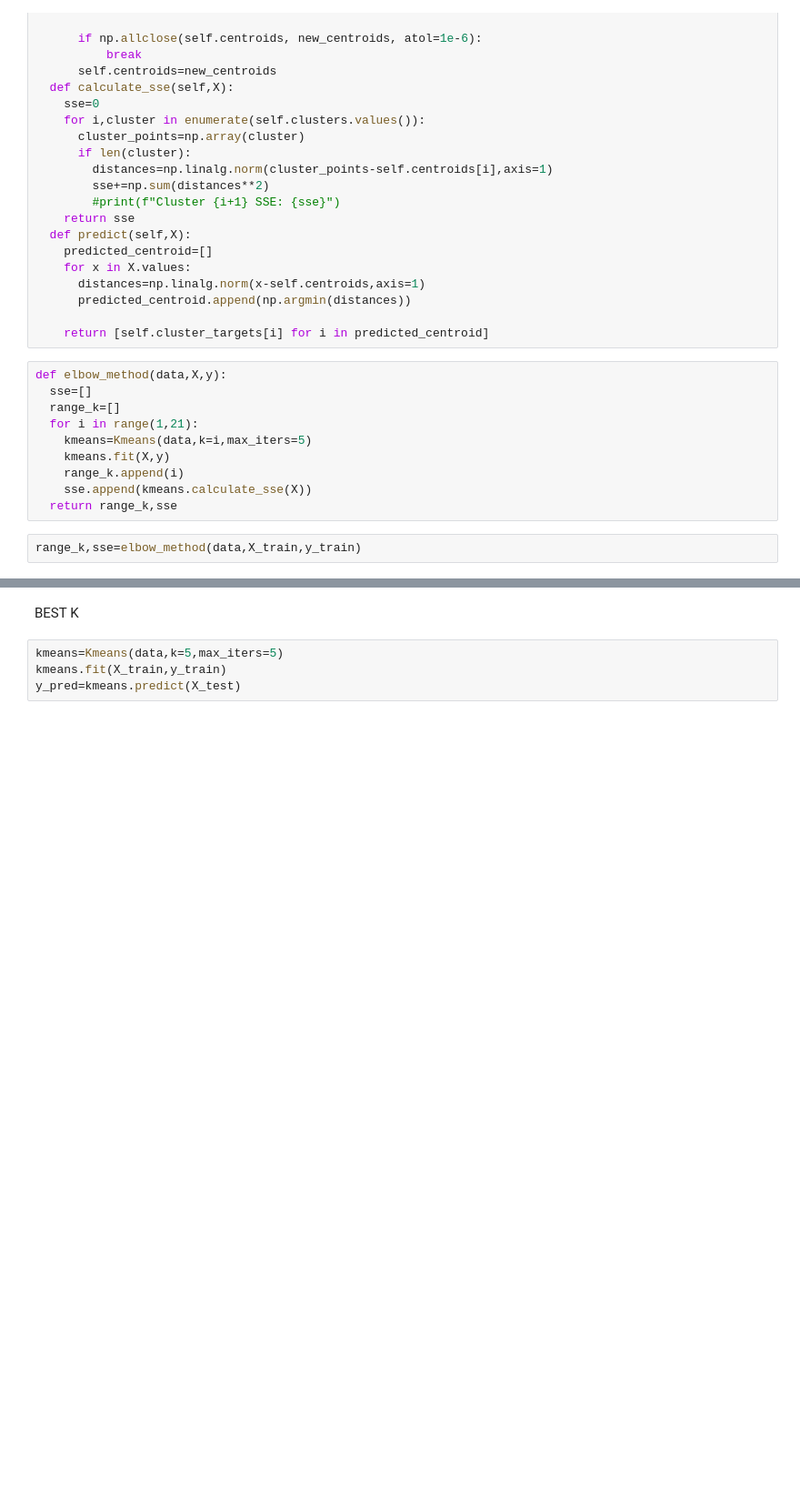
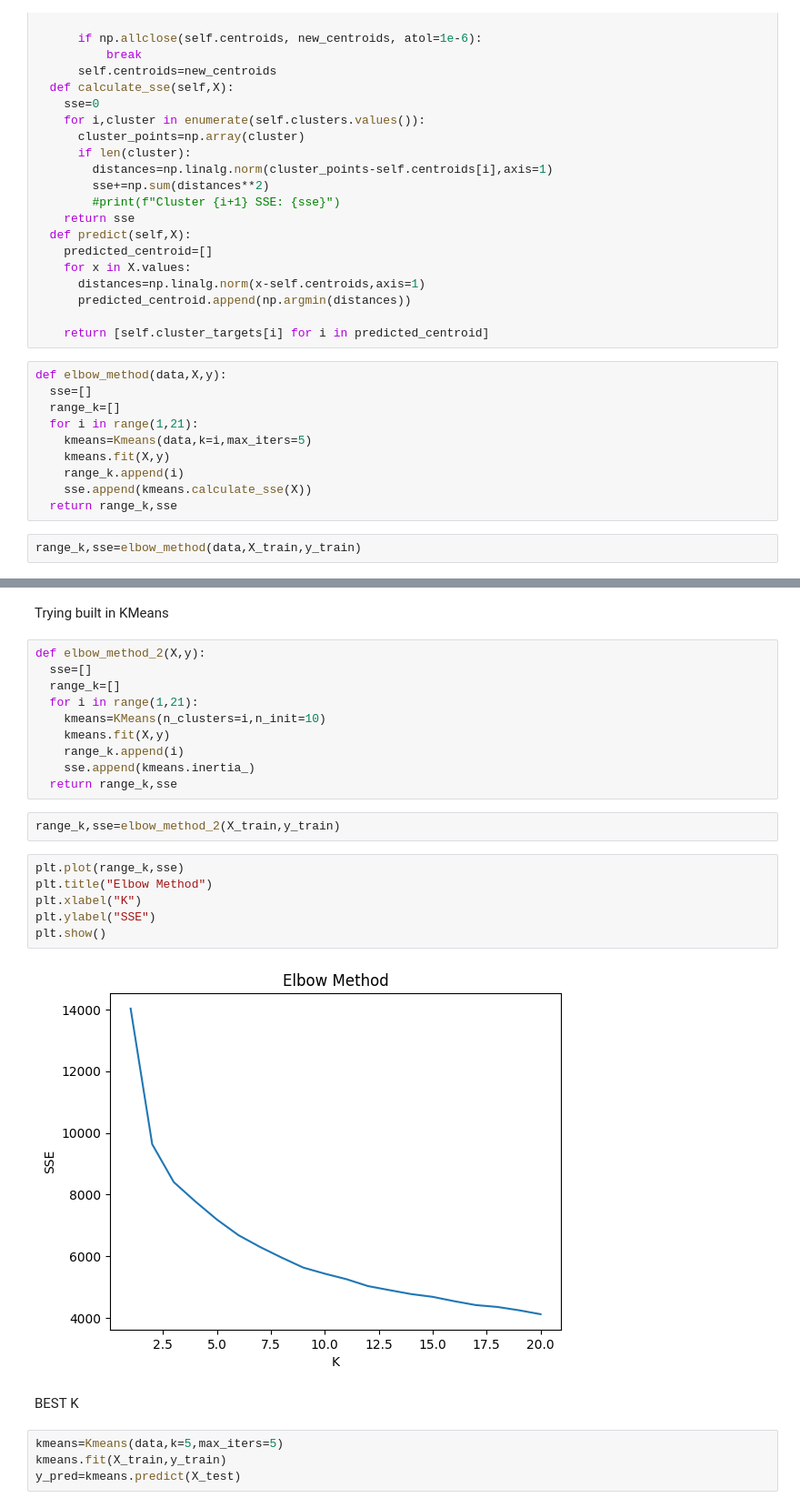
Before and after one commit to hourmohamed/K-Means, a Jupyter notebook: Kmeans_PCA.ipynb, the cells around one changed output, grey strips where cells are left out. Shown at 91% size. Drawn from its saved outputs; the diff is of its cells as text; blank space fills up the shorter version.

Commit message:
testing with built in kmeans

```diff
--- a/Kmeans_PCA.ipynb
+++ b/Kmeans_PCA.ipynb
@@ -148,3 +147,25 @@ plt.show()
+# %% [markdown]
+Trying built in KMeans
+# %%
+def elbow_method_2(X,y):
+  sse=[]
+  range_k=[]
+  for i in range(1,21):
+    kmeans=KMeans(n_clusters=i,n_init=10)
+    kmeans.fit(X,y)
+    range_k.append(i)
+    sse.append(kmeans.inertia_)
+  return range_k,sse
+# %%
+range_k,sse=elbow_method_2(X_train,y_train)
+# %%
+plt.plot(range_k,sse)
+plt.title("Elbow Method")
+plt.xlabel("K")
+plt.ylabel("SSE")
+plt.show()
+# %% [output]
+[figure, added]
 # %% [markdown]
 BEST K
 # %%
```
Also changed, not shown: parts of 10 cells of this notebook.
